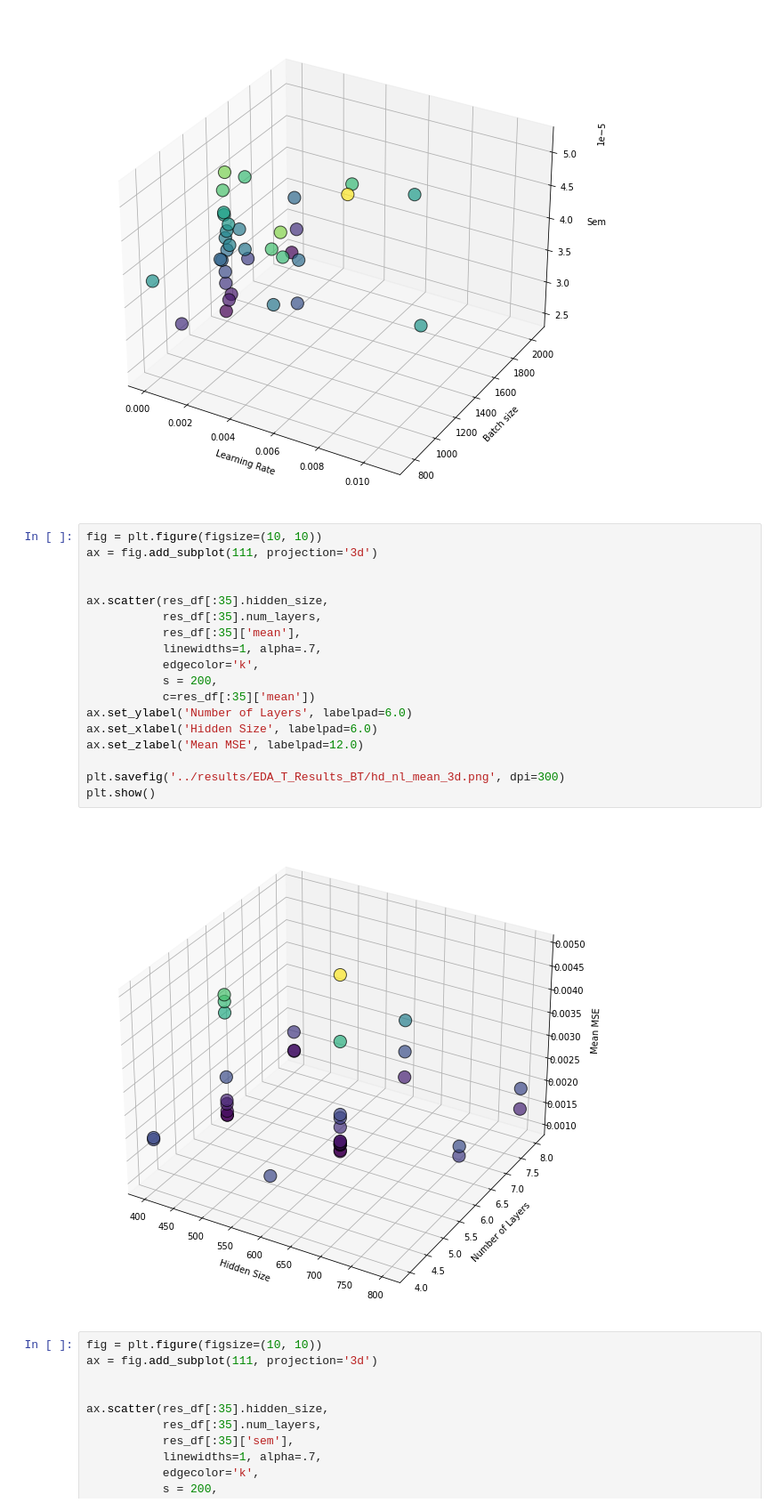
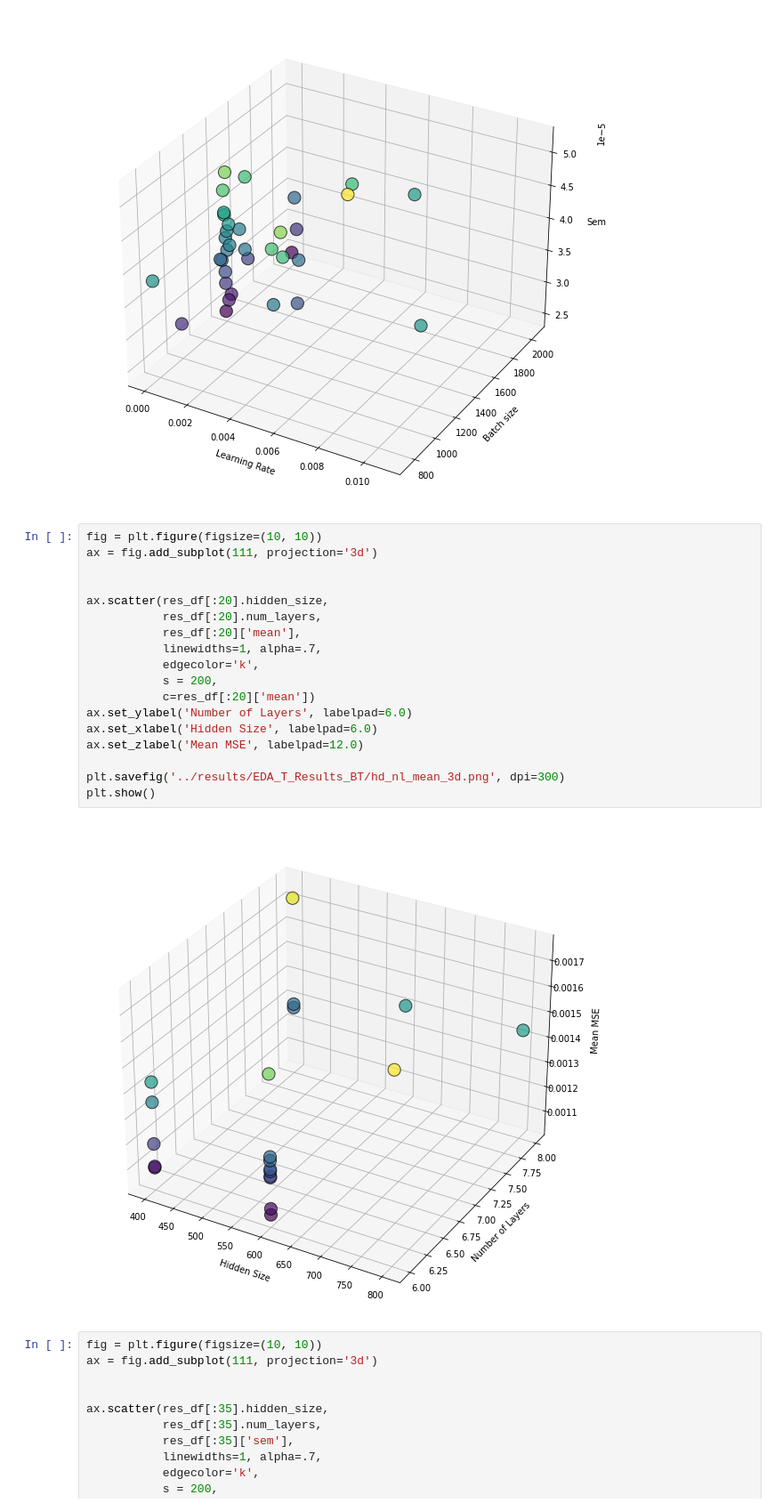
Before and after one commit to paolodelia99/thesis-option-pricing-with-deep-learning, a Jupyter notebook: notebooks/EDA Bin-Trin BO results.ipynb, the cells around one changed output. Shown at 89% size. Saved outputs shown, nothing was run; the diff lists cells and outputs as text.

```diff
--- a/notebooks/EDA Bin-Trin BO results.ipynb
+++ b/notebooks/EDA Bin-Trin BO results.ipynb
@@ -236,23 +260,23 @@ plt.show()
 # %%
 fig = plt.figure(figsize=(10, 10))
 ax = fig.add_subplot(111, projection='3d')
 
 
-ax.scatter(res_df[:35].hidden_size,
-           res_df[:35].num_layers,
-           res_df[:35]['mean'],
+ax.scatter(res_df[:20].hidden_size,
+           res_df[:20].num_layers,
+           res_df[:20]['mean'],
            linewidths=1, alpha=.7,
            edgecolor='k',
            s = 200,
-           c=res_df[:35]['mean'])
+           c=res_df[:20]['mean'])
 ax.set_ylabel('Number of Layers', labelpad=6.0)
 ax.set_xlabel('Hidden Size', labelpad=6.0)
 ax.set_zlabel('Mean MSE', labelpad=12.0)
 
 plt.savefig('../results/EDA_T_Results_BT/hd_nl_mean_3d.png', dpi=300)
 plt.show()
 # %% [output]
-[figure, old version]
+[figure, new version]
 # %%
 fig = plt.figure(figsize=(10, 10))
 ax = fig.add_subplot(111, projection='3d')
```
Also changed, not shown: parts of 4 cells of this notebook, 2 other files.
